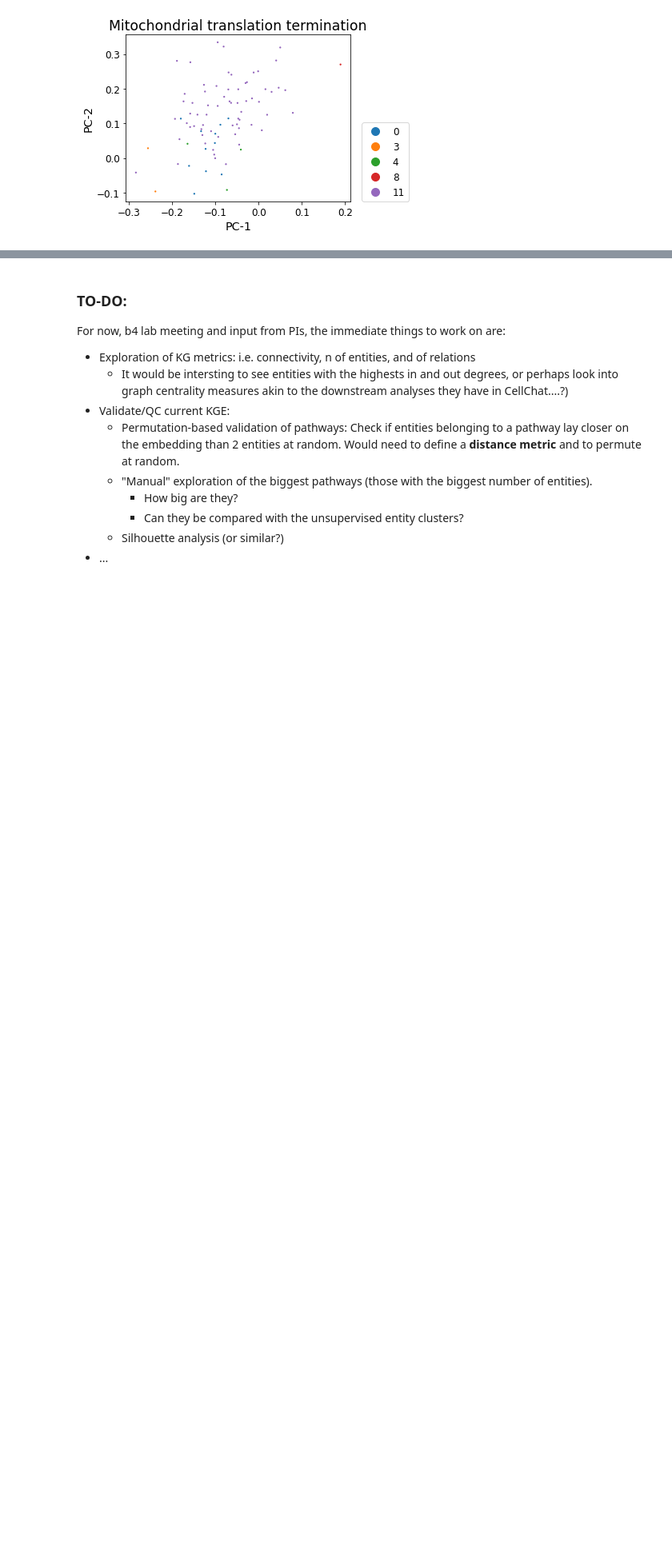
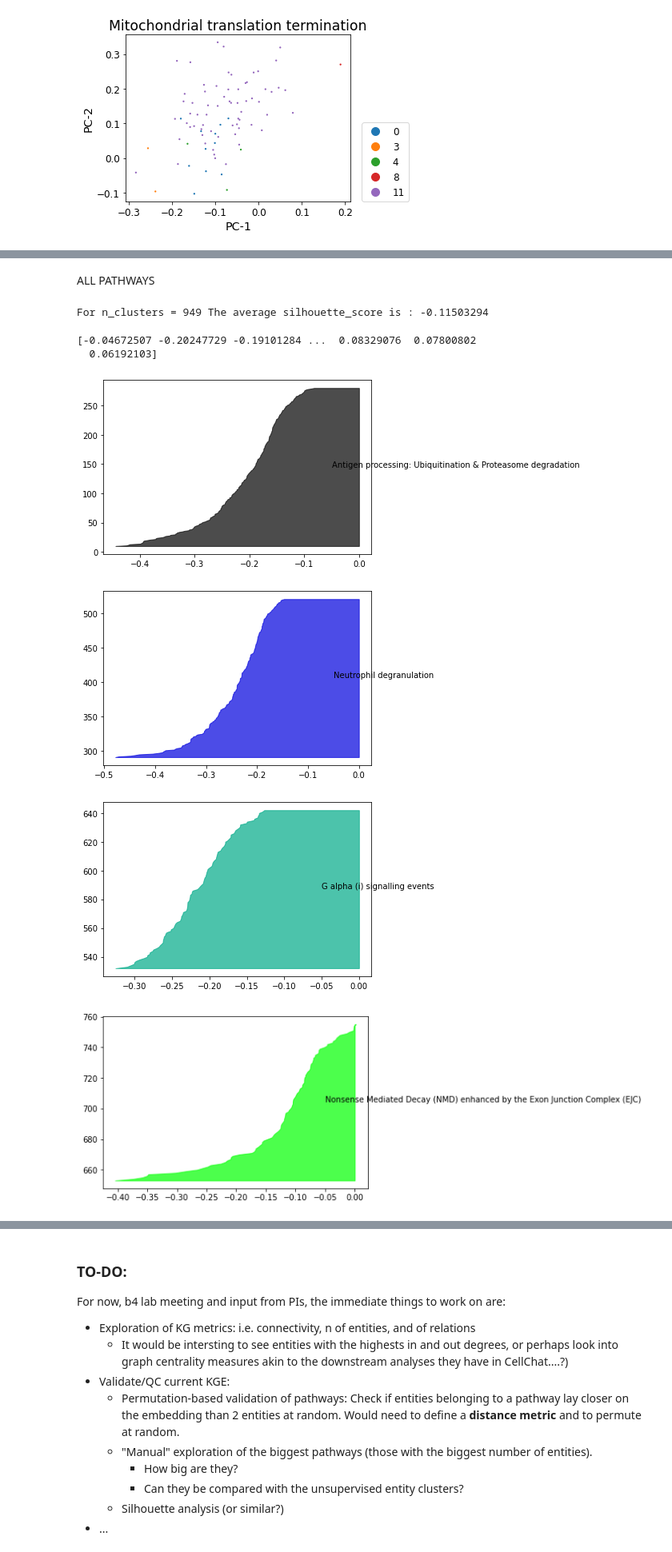
Before and after one commit to FerranC96/sKG4cellCommns, a Jupyter notebook: one.ipynb, the cells around one changed output, grey strips where cells are left out. Shown at 80% size. Cells and saved outputs as stored; diff of their text form; code cells hidden in the pictures; blank space fills up the shorter version.

```diff
--- a/one.ipynb
+++ b/one.ipynb
@@ -956,0 +944,67 @@ for i in top5pathways:
+# %% [markdown]
+ALL PATHWAYS
+# %%
+import matplotlib.pyplot as plt
+import matplotlib.cm as cm
+from sklearn.metrics import silhouette_samples, silhouette_score
+
+#We are suing the 50D embedding space. Given our awful k selection, we end up
+# with a very low silhouette avergae. If computing distances on PCA space,
+# the silhouette score even becomes negative lol
+
+    # The silhouette_score gives the average value for all the samples.
+    # This gives a perspective into the density and separation of the formed
+    # clusters
+
+df2 = RDdataframe.dropna()
+df1 = testdf.loc[testdf.index.isin(df2.index)]
+
+silhouette_avg = silhouette_score(df1, df2[["pathway"]])
+print(
+    "For n_clusters =",
+    len(df2["pathway"].unique()),
+    "The average silhouette_score is :",
+    silhouette_avg,
+)
+
+# Compute the silhouette scores for each sample
+sample_silhouette_values = silhouette_samples(df1, df2[["pathway"]])
+print(sample_silhouette_values)
+
+y_lower = 10
+counter = 0
+for i in top5pathways:
+    fig, ax = plt.subplots()
+    # Aggregate the silhouette scores for samples belonging to
+    # cluster i, and sort them
+    ith_cluster_silhouette_values = sample_silhouette_values[df2["pathway"] == i]
+
+    ith_cluster_silhouette_values.sort()
+
+    size_cluster_i = ith_cluster_silhouette_values.shape[0]
+    y_upper = y_lower + size_cluster_i
+
+    color = cm.nipy_spectral(float(counter) / len(top5pathways))
+    ax.fill_betweenx(
+        np.arange(y_lower, y_upper),
+        0,
+        ith_cluster_silhouette_values,
+        facecolor=color,
+        edgecolor=color,
+        alpha=0.7,
+    )
+
+    # Label the silhouette plots with their cluster numbers at the middle
+    ax.text(-0.05, y_lower + 0.5 * size_cluster_i, str(i))
+
+    # Compute the new y_lower for next plot
+    y_lower = y_upper + 10  # 10 for the 0 samples
+    counter+=1
+# %% [output]
+For n_clusters = 949 The average silhouette_score is : -0.11503294
+[-0.04672507 -0.20247729 -0.19101284 ...  0.08329076  0.07800802
+  0.06192103]
+[figure, added]
+[figure, added]
+[figure, added]
+[figure, added]
```
Also changed, not shown: parts of 17 cells of this notebook.
